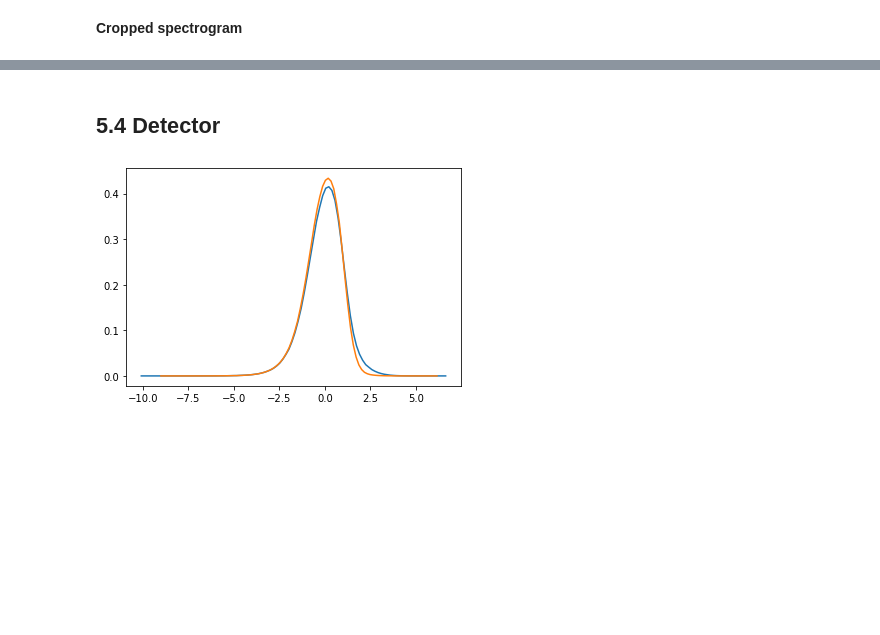
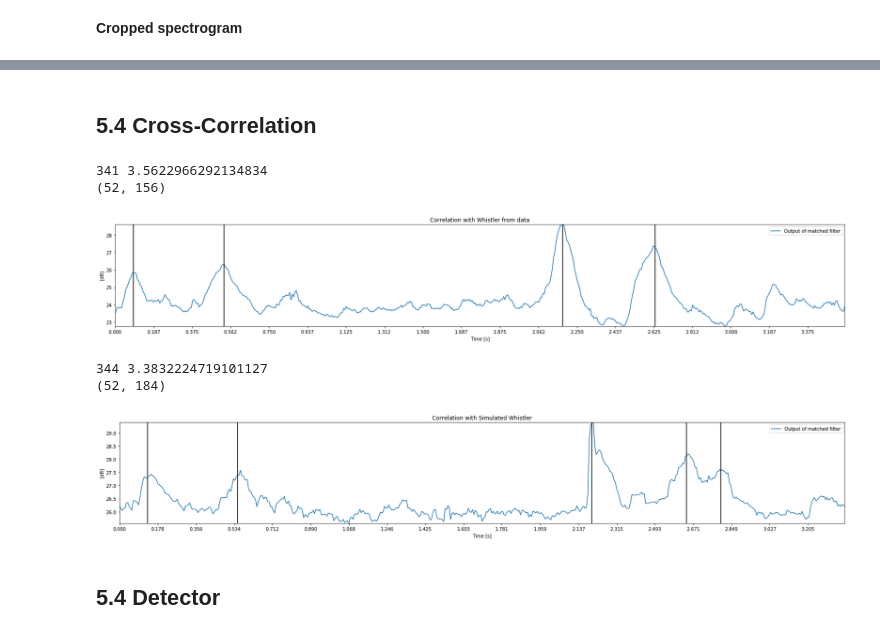
Before and after one commit to Kojey/MSc-whistler-waves-detector, a Jupyter notebook: ipy/report/chapter5_3.ipynb, the cells around one changed output, grey strips where cells are left out. Saved outputs shown, nothing was run; the diff lists cells and outputs as text; code cells hidden in the pictures; blank space fills up the shorter version.

```diff
--- a/ipy/report/chapter5_3.ipynb
+++ b/ipy/report/chapter5_3.ipynb
@@ -46,2 +53,37 @@ sample.spectrogram_plot(figsize=size, xlabel='Time [s]', ylabel='Frequency [kHz]
+# %% [markdown]
+## **5.4 Cross-Correlation**
+# %%
+transforms, transforms_params = ['slice','zscore'],[[1.5,9.5],[None]]
+detector, detector_params = 'ca_cfar', [15,10,1e-3]
+sample.spectrogram_with_axis(log10=True)
+sample.apply_transform(transforms, transforms_params)
+
+figsize = sample.get_figsize()
+
+# sample.spectrogram_plot(figsize=sample.get_figsize(),xlabel='Time [s]', ylabel='Frequency [kHz]',zlabel='sprectrum magnitude [dB]',
+#                            xaxis=True, yaxis=True,ticks=[0.2,2],title="Spectrogram: "+sample.get_file(), cmap='jet', cmap_show=False, vlines=[0.18,0.5,2.2,2.6,2.65,3.2,3.7])
+
+kernel = sample.load_kernel('mean', [os.path.join(database_loc, site, 'kernels', 'kernel_data.h5')])
+kernel = ((kernel-kernel.min())/(kernel.max()-kernel.min()))*10
+corr = signal.correlate(10**sample.get_spectrogram(), 10**kernel, mode='valid')[0]
+print(np.argmax(corr), (len(corr))*sample.get_time_res())
+print(kernel.shape)
+sample.plot_corr_output(transforms, transforms_params, detector, detector_params, kernel=kernel, thresholds=[], detection=False,
+                        figsize=(figsize[0],4),title='Correlation with Whistler from data', vlines=[0.09,0.53,2.18,2.63])
+
+
+kernel = sample.load_kernel('sim', [0.35,80,10])
+corr = signal.correlate(10**sample.get_spectrogram(), 10**kernel, mode='valid')[0]
+print(np.argmax(corr), (len(corr))*sample.get_time_res())
+print(kernel.shape)
+sample.plot_corr_output(transforms, transforms_params, detector, detector_params, kernel=kernel, thresholds=[], detection=False,
+                        figsize=(figsize[0],4),title='Correlation with Simulated Whistler', vlines=[0.13,0.55,2.2,2.64,2.8])
+# %% [output]
+341 3.5622966292134834
+(52, 156)
+[figure, added]
+344 3.3832224719101127
+(52, 184)
+[figure, added]
 # %% [markdown]
 ## **5.4 Detector**
@@ -69,19 +89,0 @@ w_ix, n_ix = np.argwhere(Y==1), np.argwhere(Y==0)
-# %%
-specs, noise = [], []
-i = 500
-for s in tqdm(X[:i]):
-    specs = np.concatenate((specs,s.flatten()))
-for n in tqdm(X[n_ix][:i]):
-    noise = np.concatenate((noise,n.flatten()))
-bins=100
-s_hist, s_bins = np.histogram(specs, bins, density=True)
-n_hist, n_bins = np.histogram(noise, bins, density=True)
-
-plt.figure()
-plt.plot(s_bins[:-1], s_hist)
-plt.plot(n_bins[:-1], n_hist)
-# plt.hist(specs, bins=100, histtype='bar', density=True, ec='blue', alpha=0.5)
-# plt.hist(noise, bins=100, histtype='bar', density=True, ec='red', alpha=0.5)
-plt.show()
-# %% [output]
-[figure, removed]
```
Also changed, not shown: parts of 10 cells of this notebook, 3 other files.
